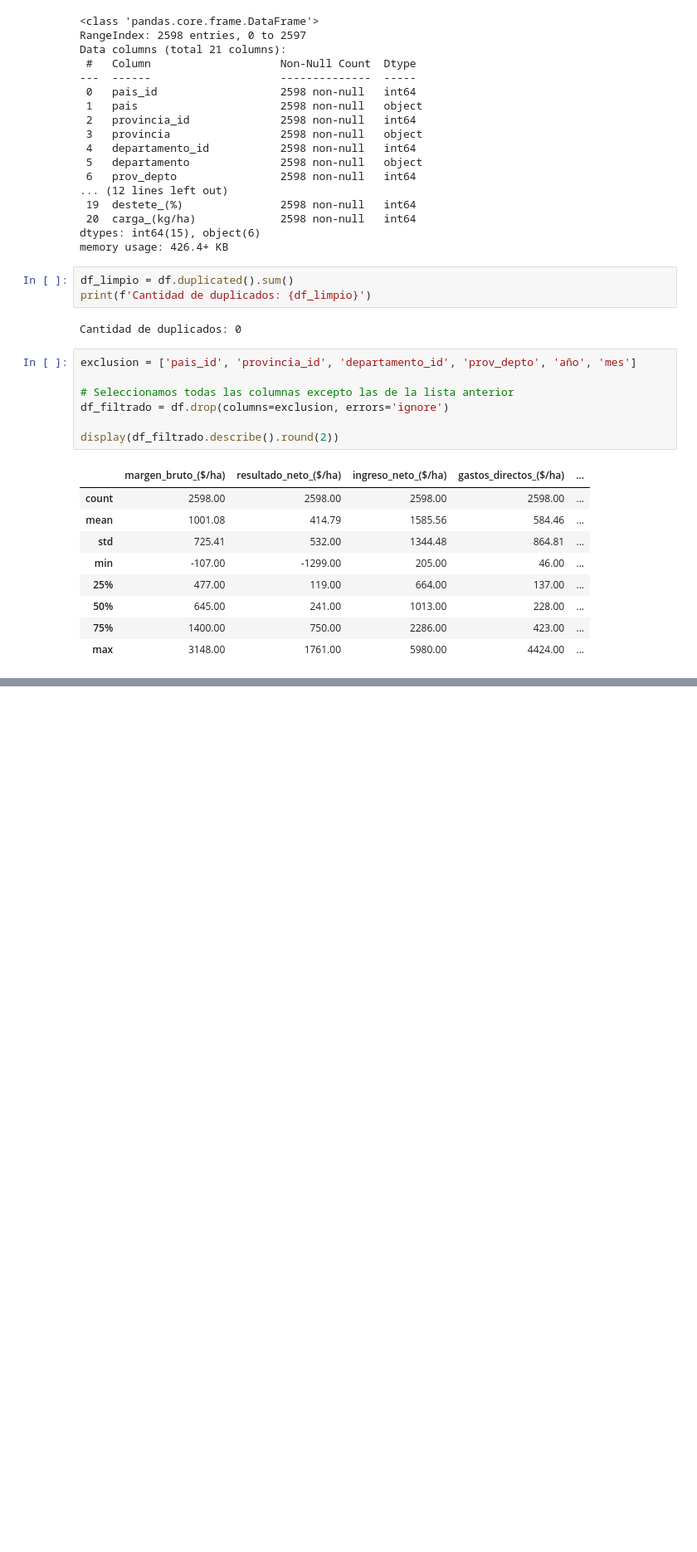
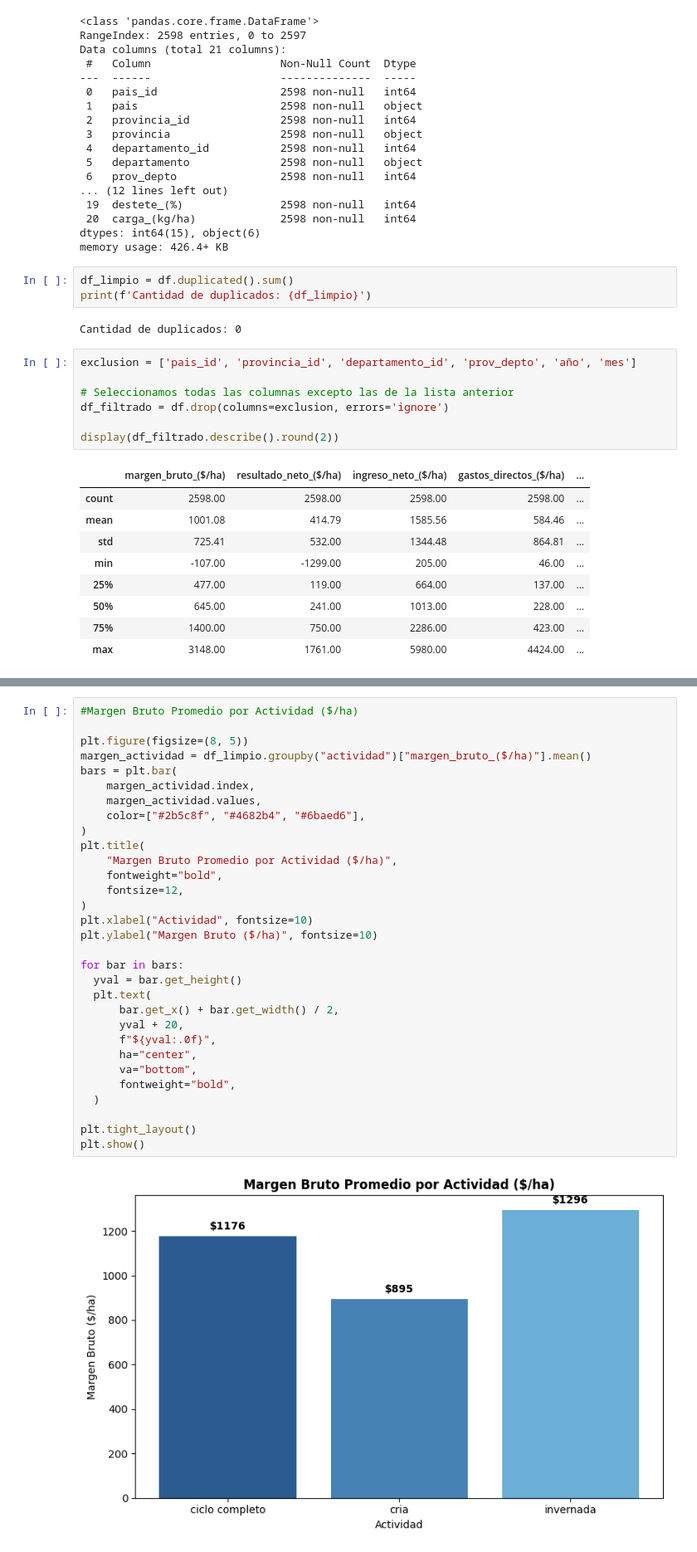
Before and after one commit to bautiunzue/produccion_bovina, a Jupyter notebook: UTN_Final.ipynb, the cells around one changed output, grey strips where cells are left out. Shown at 83% size. Cells and saved outputs as stored; diff of their text form; blank space fills up the shorter version.

```diff
--- a/UTN_Final.ipynb
+++ b/UTN_Final.ipynb
@@ -139,0 +189,33 @@ Filas antes: 2598 | Filas después del filtro lógico: 2166
+# %%
+#Margen Bruto Promedio por Actividad ($/ha)
+
+plt.figure(figsize=(8, 5))
+margen_actividad = df_limpio.groupby("actividad")["margen_bruto_($/ha)"].mean()
+bars = plt.bar(
+    margen_actividad.index,
+    margen_actividad.values,
+    color=["#2b5c8f", "#4682b4", "#6baed6"],
+)
+plt.title(
+    "Margen Bruto Promedio por Actividad ($/ha)",
+    fontweight="bold",
+    fontsize=12,
+)
+plt.xlabel("Actividad", fontsize=10)
+plt.ylabel("Margen Bruto ($/ha)", fontsize=10)
+
+for bar in bars:
+  yval = bar.get_height()
+  plt.text(
+      bar.get_x() + bar.get_width() / 2,
+      yval + 20,
+      f"${yval:.0f}",
+      ha="center",
+      va="bottom",
+      fontweight="bold",
+  )
+
+plt.tight_layout()
+plt.show()
+# %% [output]
+[figure, added]
```
Also changed, not shown: parts of 10 cells of this notebook.
